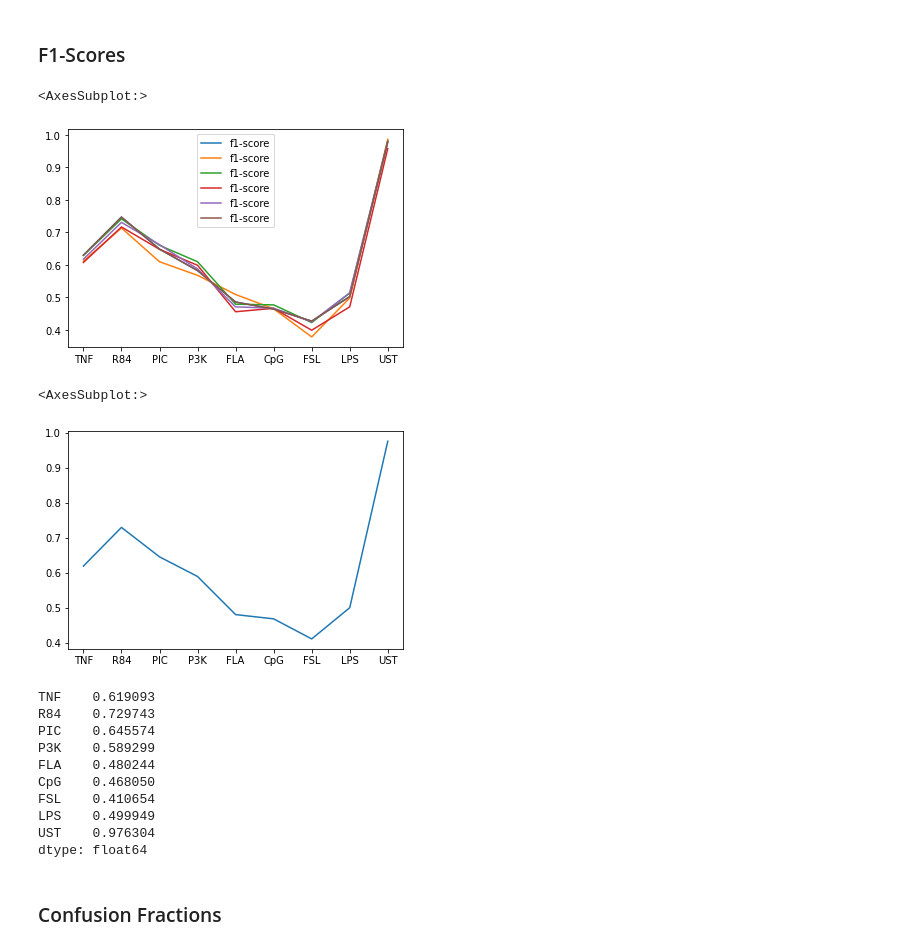
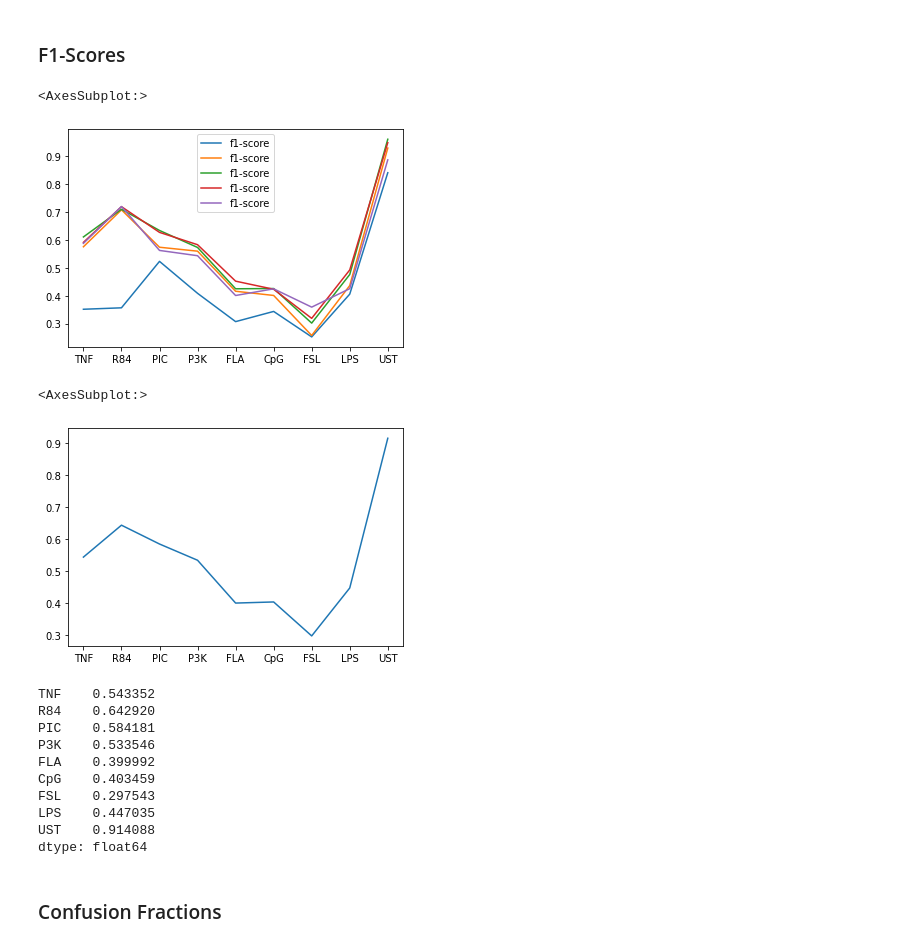
Before and after one commit to apple-soda/lstm-nfkb-dynamics, a Jupyter notebook: notebooks/5-cfv-mm.ipynb, the cells around one changed output. Saved outputs shown, nothing was run; the diff lists cells and outputs as text; code cells hidden in the pictures.

Commit message:
reran 5fcv and visuals

```diff
--- a/notebooks/5-cfv-mm.ipynb
+++ b/notebooks/5-cfv-mm.ipynb
@@ -127,6 +129,8 @@ Mean: 0.6085549964054637
 mean_f1 = pd.DataFrame()
 # %% [markdown]
 ### F1-Scores
+# %%
+total_f1 = pd.DataFrame()
 # %%
 for df in cv_df:
     cr = sklearn.metrics.classification_report(df[0], df[1], target_names=ligands, output_dict=True)
@@ -137,25 +141,25 @@ for df in cv_df:
 total_f1.plot(y='f1-score')
 # %% [output]
 <AxesSubplot:>
-[figure, old version]
+[figure, new version]
 # %%
 mean_f1 = np.mean(total_f1['f1-score'].transpose())
-x.plot()
+mean_f1.plot()
 # %% [output]
 <AxesSubplot:>
-[figure, old version]
+[figure, new version]
 # %%
-print(x)
+print(mean_f1)
 # %% [output]
-TNF    0.619093
-R84    0.729743
-PIC    0.645574
-P3K    0.589299
-FLA    0.480244
-CpG    0.468050
-FSL    0.410654
-LPS    0.499949
-UST    0.976304
+TNF    0.543352
+R84    0.642920
+PIC    0.584181
+P3K    0.533546
+FLA    0.399992
+CpG    0.403459
+FSL    0.297543
+LPS    0.447035
+UST    0.914088
 dtype: float64
 # %% [markdown]
 ### Confusion Fractions
```
Also changed, not shown: parts of 24 cells of this notebook, 7 other files.
